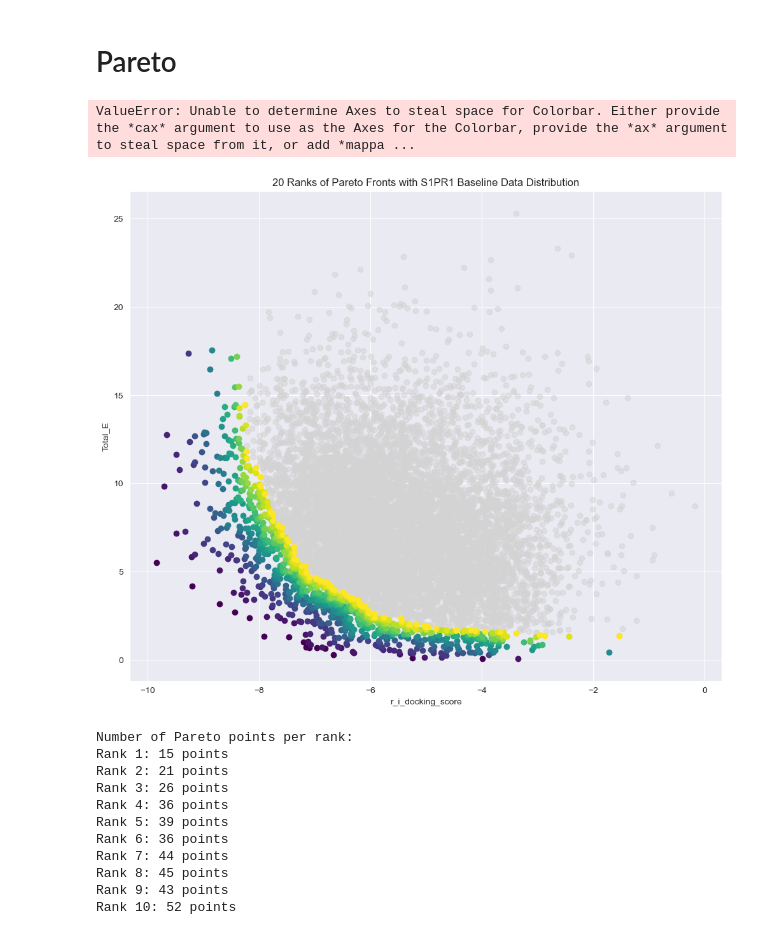
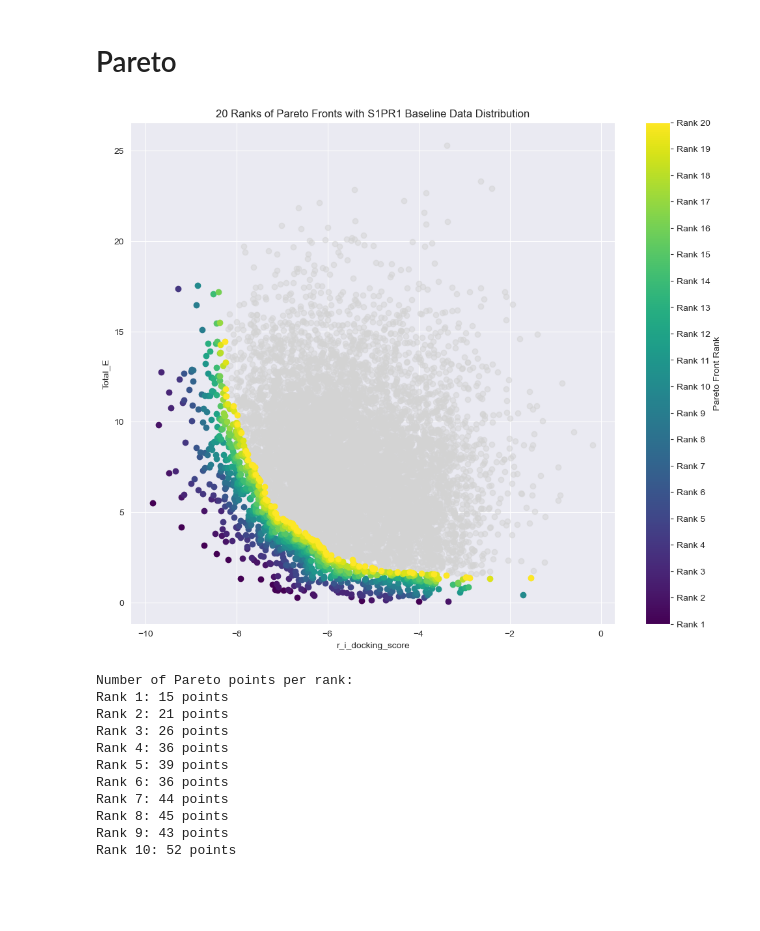
Before and after one commit to DKchemistry/chembl, a Jupyter notebook: GPCR-Bench-master/gpcr_papermill.ipynb, the cells around one changed output. Drawn from its saved outputs; the diff is of its cells as text; code cells hidden in the pictures; blank space fills up the shorter version.

```diff
--- a/GPCR-Bench-master/gpcr_papermill.ipynb
+++ b/GPCR-Bench-master/gpcr_papermill.ipynb
@@ -906,42 +906,41 @@ num_ranks = len(pareto_ranks_indices)
 # Plot the baseline data distribution
 plt.figure(figsize=(12, 10))
 plt.scatter(
     data["r_i_docking_score"],
     data["Total_E"],
     color="lightgrey",
     label="Baseline Data",
     alpha=0.5,
 )
 
 # Generate colors for each rank dynamically using a colormap
 colormap = viridis
 norm = Normalize(vmin=0, vmax=num_ranks - 1)
 
 for i, indices in enumerate(pareto_ranks_indices):
     rank_data = data.iloc[indices]
     plt.scatter(
         rank_data["r_i_docking_score"],
         rank_data["Total_E"],
         color=colormap(norm(i)),
         label=f"Rank {i+1}",
     )
 
+# Create a custom legend
+sm = plt.cm.ScalarMappable(cmap=colormap, norm=norm)
+sm.set_array([])
+cbar = plt.colorbar(sm, ax=plt.gca(), ticks=np.linspace(0, num_ranks - 1, num_ranks))
+cbar.ax.set_yticklabels([f"Rank {i+1}" for i in range(num_ranks)])
+cbar.set_label("Pareto Front Rank")
+
 plt.title(f"{chosen_rank_amount} Ranks of Pareto Fronts with {title_suffix} Baseline Data Distribution")
 plt.xlabel("r_i_docking_score")
 plt.ylabel("Total_E")
 
-# Create a custom legend
-sm = plt.cm.ScalarMappable(cmap=colormap, norm=norm)
-sm.set_array([])
-cbar = plt.colorbar(sm, ticks=np.linspace(0, num_ranks - 1, num_ranks))
-cbar.ax.set_yticklabels([f"Rank {i+1}" for i in range(num_ranks)])
-cbar.set_label("Pareto Front Rank")
-
 plt.grid(True)
 plt.show()
 # %% [output]
-ValueError: Unable to determine Axes to steal space for Colorbar. Either provide the *cax* argument to use as the Axes for the Colorbar, provide the *ax* argument to steal space from it, or add *mappa ...
-[figure, old version]
+[figure, new version]
 # %%
 # Count the number of Pareto points per rank and the total
 num_points_per_rank = [len(indices) for indices in pareto_ranks_indices]
```
Also changed, not shown: parts of 11 cells of this notebook.
